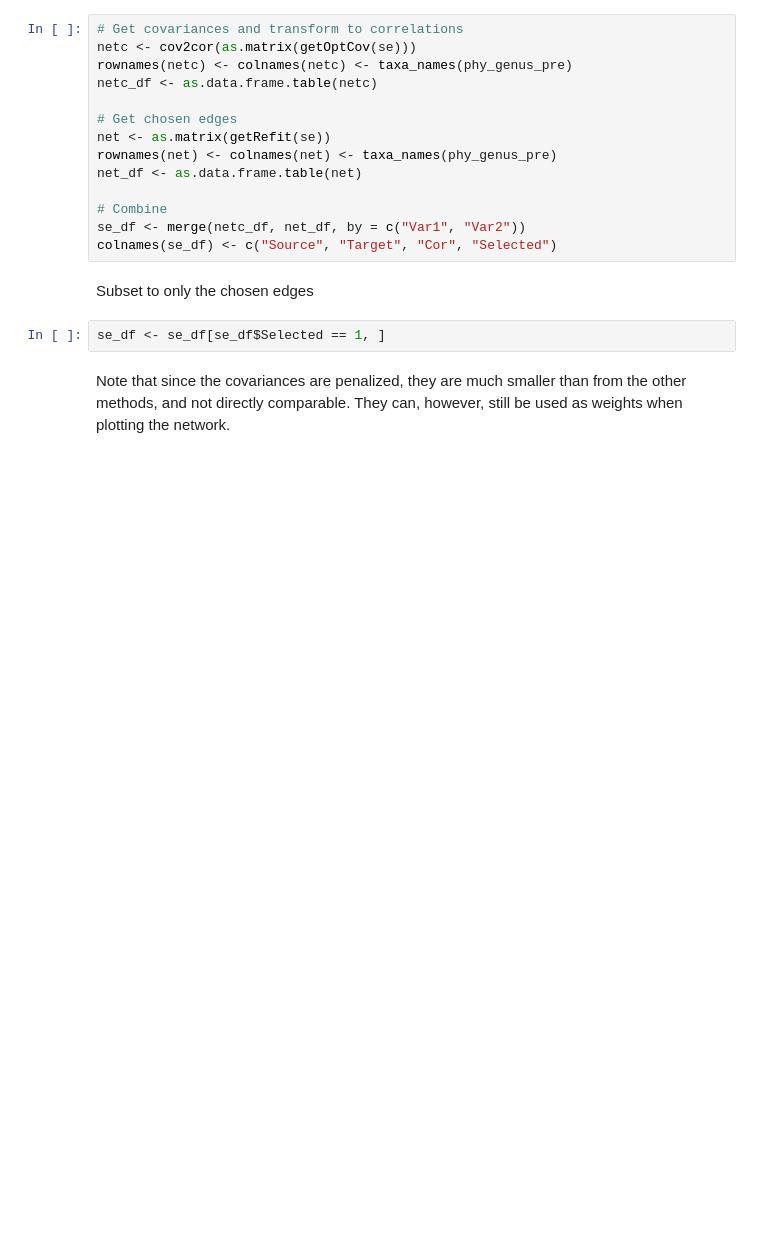
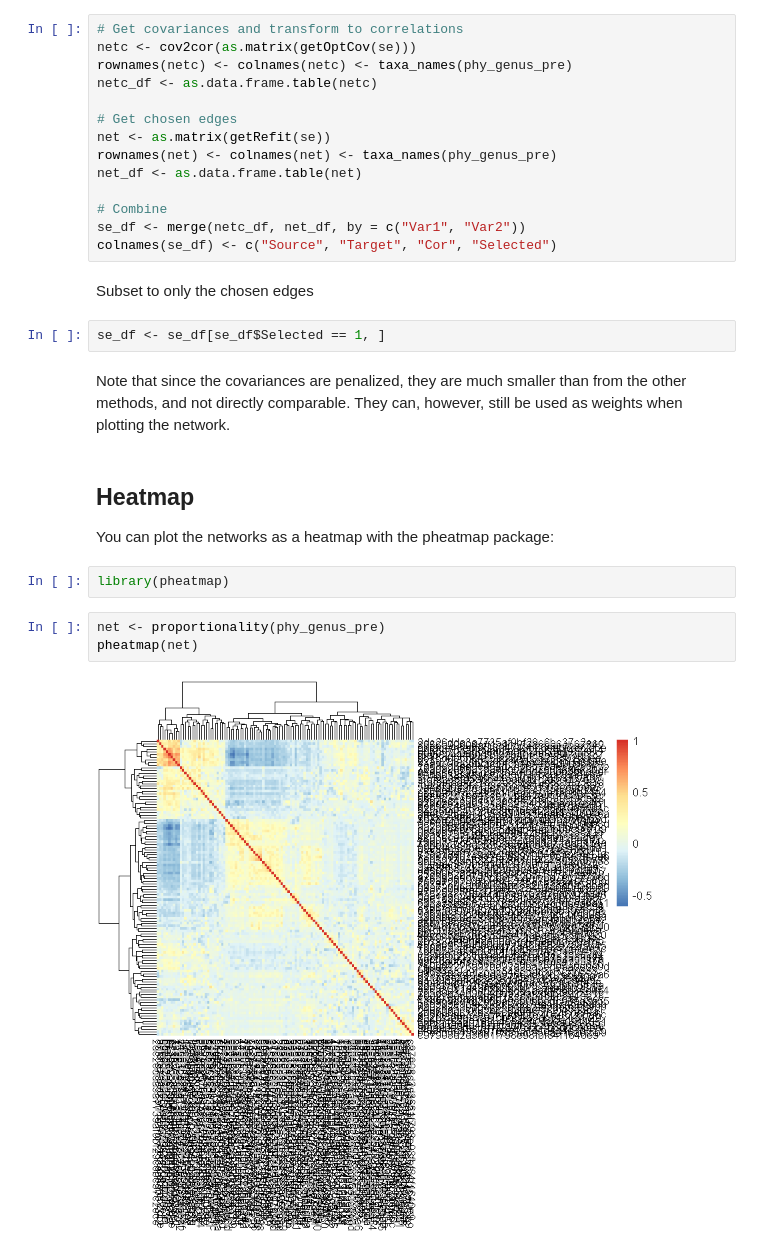
Before and after one commit to microUCPH/amplicon_data_analysis, a Jupyter notebook: ipynb/network.ipynb, the cells around one changed output. Saved outputs shown, nothing was run; the diff lists cells and outputs as text; blank space fills up the shorter version.

```diff
--- a/ipynb/network.ipynb
+++ b/ipynb/network.ipynb
@@ -229,3 +230,13 @@ Subset to only the chosen edges
 se_df <- se_df[se_df$Selected == 1, ]
 # %% [markdown]
 Note that since the covariances are penalized, they are much smaller than from the other methods, and not directly comparable. They can, however, still be used as weights when plotting the network.
+# %% [markdown]
+## Heatmap<a class="anchor" id="heatmap"></a>
+You can plot the networks as a heatmap with the pheatmap package:
+# %%
+library(pheatmap)
+# %%
+net <- proportionality(phy_genus_pre)
+pheatmap(net)
+# %% [output]
+[figure, added]
```
Also changed, not shown: parts of 1 cell of this notebook, 1 other file.
